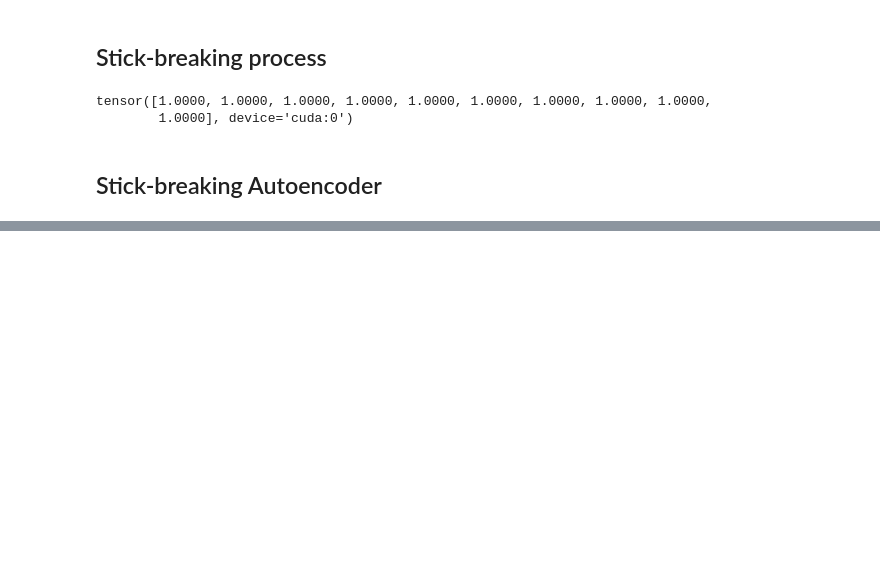
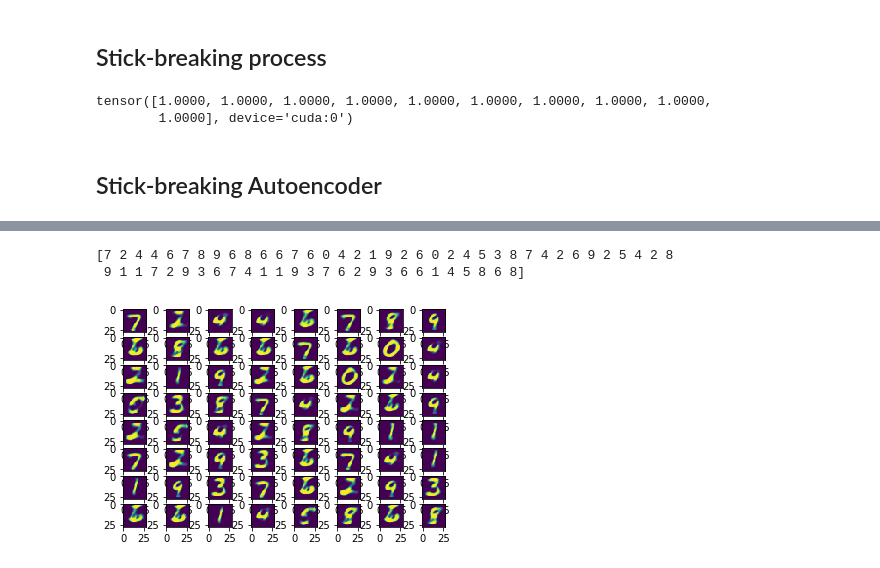
Before and after one commit to wittenator/pimai, a Jupyter notebook: src/notebook/src/Autoencoder.ipynb, the cells around one changed output, grey strips where cells are left out. Saved outputs shown, nothing was run; the diff lists cells and outputs as text; code cells hidden in the pictures; blank space fills up the shorter version.

```diff
--- a/src/notebook/src/Autoencoder.ipynb
+++ b/src/notebook/src/Autoencoder.ipynb
@@ -496,0 +485,14 @@ for i in range(64):
+# %%
+sssbvae = SSSBVAE(k=50).to(device)
+optimizer = optim.Adam(sssbvae.parameters(), lr=0.003, betas=(0.95, 0.999))
+sssbvae.writer.add_graph(sssbvae, next(iter(train_loader_occluded))[0].to(device))
+
+
+
+scheduler = StepLR(optimizer, step_size=1)
+epochs = 1000
+for epoch in range(1, epochs + 1):
+    sssbvae.trains(device, train_loader_occluded, optimizer, epoch, epochs)
+    sssbvae.tests(device, test_loader_occluded, epoch, epochs)
+    scheduler.step()
+    #sssbvae.add_embedding(test_loader)
@@ -497,2 +520,20 @@ for i in range(64):
+# %%
+sample = Beta(torch.tensor([1.0]), torch.tensor([5.0])).rsample([64,50]).squeeze().to(device)
+nums = np.random.randint(10, size=64)
+onehot = torch.eye(10, device=device)[nums]
+
+cumprods = torch.cat((torch.ones([64, 1], device=device), torch.cumprod(1-sample, axis=1)), dim=1)
+sample = cumprods[:,:-1]*sample
+sample[:, -1] = 1- sample[:, :-1].sum(axis=1)
+print(nums)
+inputs = torch.cat((sample, onehot), dim=1)
+sample = torch.sigmoid(sssbvae.decode(inputs)).reshape(64, 28, 28).cpu().detach().numpy()
+f, axarr = plt.subplots(8,8)
+for i in range(64):
+  axarr[i//8,i%8].imshow(sample[i])
+# %% [output]
+[7 2 4 4 6 7 8 9 6 8 6 6 7 6 0 4 2 1 9 2 6 0 2 4 5 3 8 7 4 2 6 9 2 5 4 2 8
+ 9 1 1 7 2 9 3 6 7 4 1 1 9 3 7 6 2 9 3 6 6 1 4 5 8 6 8]
+[figure, added]
 # %%
 %tensorboard --logdir /data/runs/
```
Also changed, not shown: parts of 13 cells of this notebook.
